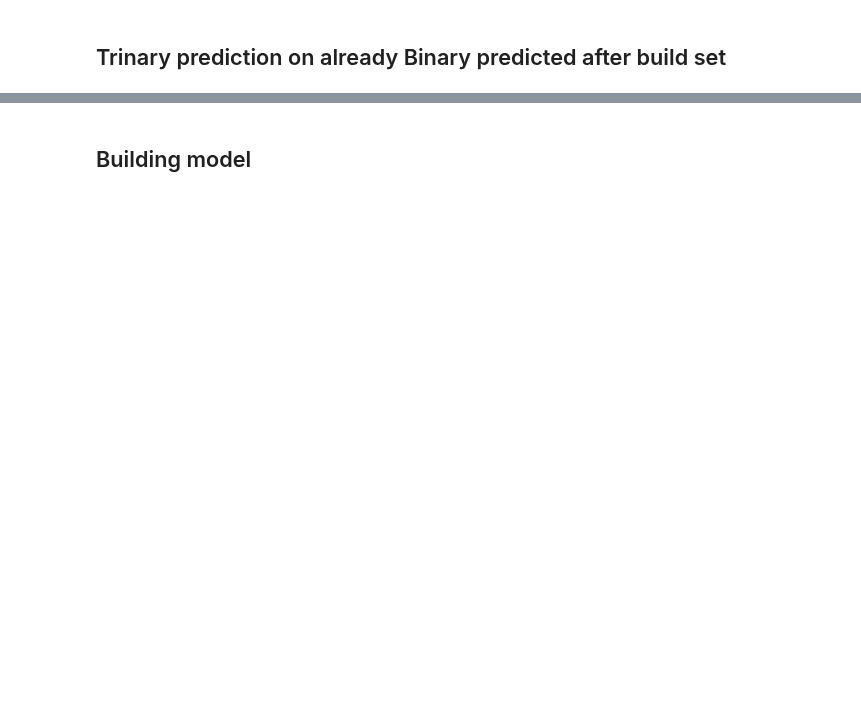
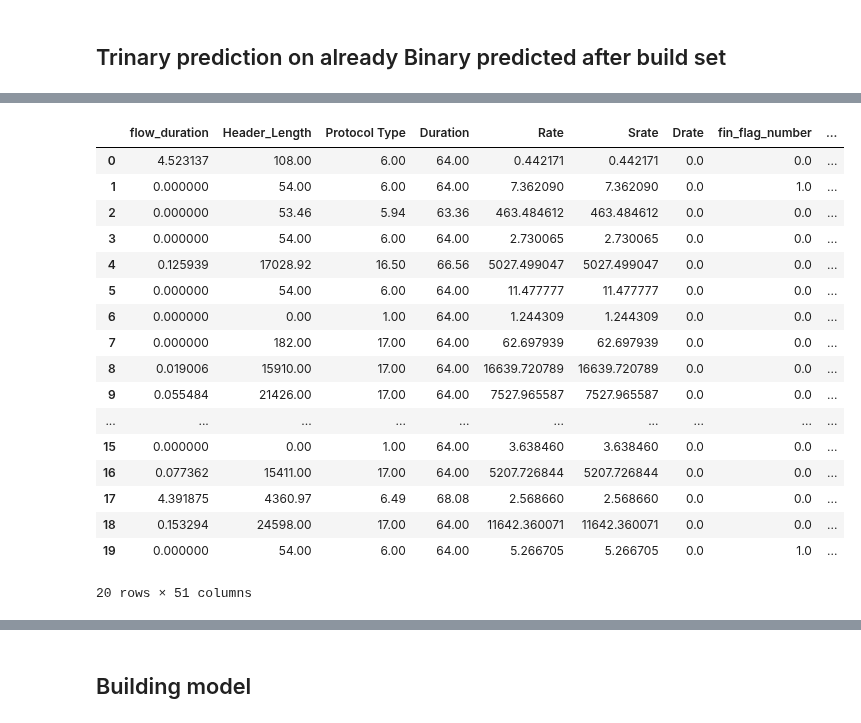
Before and after one commit to mcrayssac/CIC_IoT_Cyber_Attacks, a Jupyter notebook: DoS_model.ipynb, the cells around one changed output, grey strips where cells are left out. Saved outputs shown, nothing was run; the diff lists cells and outputs as text; code cells hidden in the pictures; blank space fills up the shorter version.

```diff
--- a/DoS_model.ipynb
+++ b/DoS_model.ipynb
@@ -378,0 +431,22 @@ res.head()
+# %%
+df = read_csv_file('after_build_set_scaled.csv', '.\\DoS_model\\')
+df.head(40)
+# %% [output]
+|  | flow_duration | Header_Length | Protocol Type | Duration | Rate | Srate | Drate | fin_flag_number | ... |
+| 0 | 4.523137 | 108.00 | 6.00 | 64.00 | 0.442171 | 0.442171 | 0.0 | 0.0 | ... |
+| 1 | 0.000000 | 54.00 | 6.00 | 64.00 | 7.362090 | 7.362090 | 0.0 | 1.0 | ... |
+| 2 | 0.000000 | 53.46 | 5.94 | 63.36 | 463.484612 | 463.484612 | 0.0 | 0.0 | ... |
+| 3 | 0.000000 | 54.00 | 6.00 | 64.00 | 2.730065 | 2.730065 | 0.0 | 0.0 | ... |
+| 4 | 0.125939 | 17028.92 | 16.50 | 66.56 | 5027.499047 | 5027.499047 | 0.0 | 0.0 | ... |
+| 5 | 0.000000 | 54.00 | 6.00 | 64.00 | 11.477777 | 11.477777 | 0.0 | 0.0 | ... |
+| 6 | 0.000000 | 0.00 | 1.00 | 64.00 | 1.244309 | 1.244309 | 0.0 | 0.0 | ... |
+| 7 | 0.000000 | 182.00 | 17.00 | 64.00 | 62.697939 | 62.697939 | 0.0 | 0.0 | ... |
+| 8 | 0.019006 | 15910.00 | 17.00 | 64.00 | 16639.720789 | 16639.720789 | 0.0 | 0.0 | ... |
+| 9 | 0.055484 | 21426.00 | 17.00 | 64.00 | 7527.965587 | 7527.965587 | 0.0 | 0.0 | ... |
+| ... | ... | ... | ... | ... | ... | ... | ... | ... | ... |
+| 15 | 0.000000 | 0.00 | 1.00 | 64.00 | 3.638460 | 3.638460 | 0.0 | 0.0 | ... |
+| 16 | 0.077362 | 15411.00 | 17.00 | 64.00 | 5207.726844 | 5207.726844 | 0.0 | 0.0 | ... |
+| 17 | 4.391875 | 4360.97 | 6.49 | 68.08 | 2.568660 | 2.568660 | 0.0 | 0.0 | ... |
+| 18 | 0.153294 | 24598.00 | 17.00 | 64.00 | 11642.360071 | 11642.360071 | 0.0 | 0.0 | ... |
+| 19 | 0.000000 | 54.00 | 6.00 | 64.00 | 5.266705 | 5.266705 | 0.0 | 1.0 | ... |
+20 rows × 51 columns
```
Also changed, not shown: parts of 34 cells of this notebook, 2 other files.
